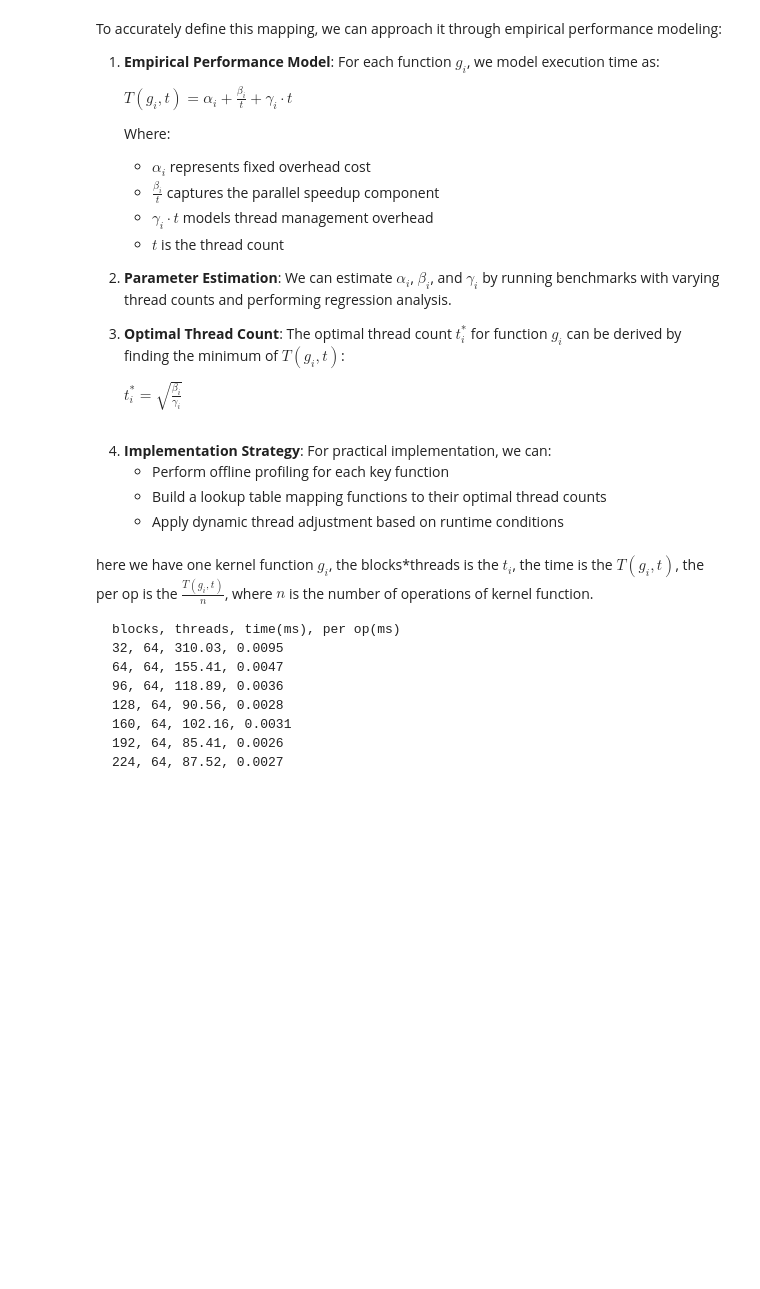
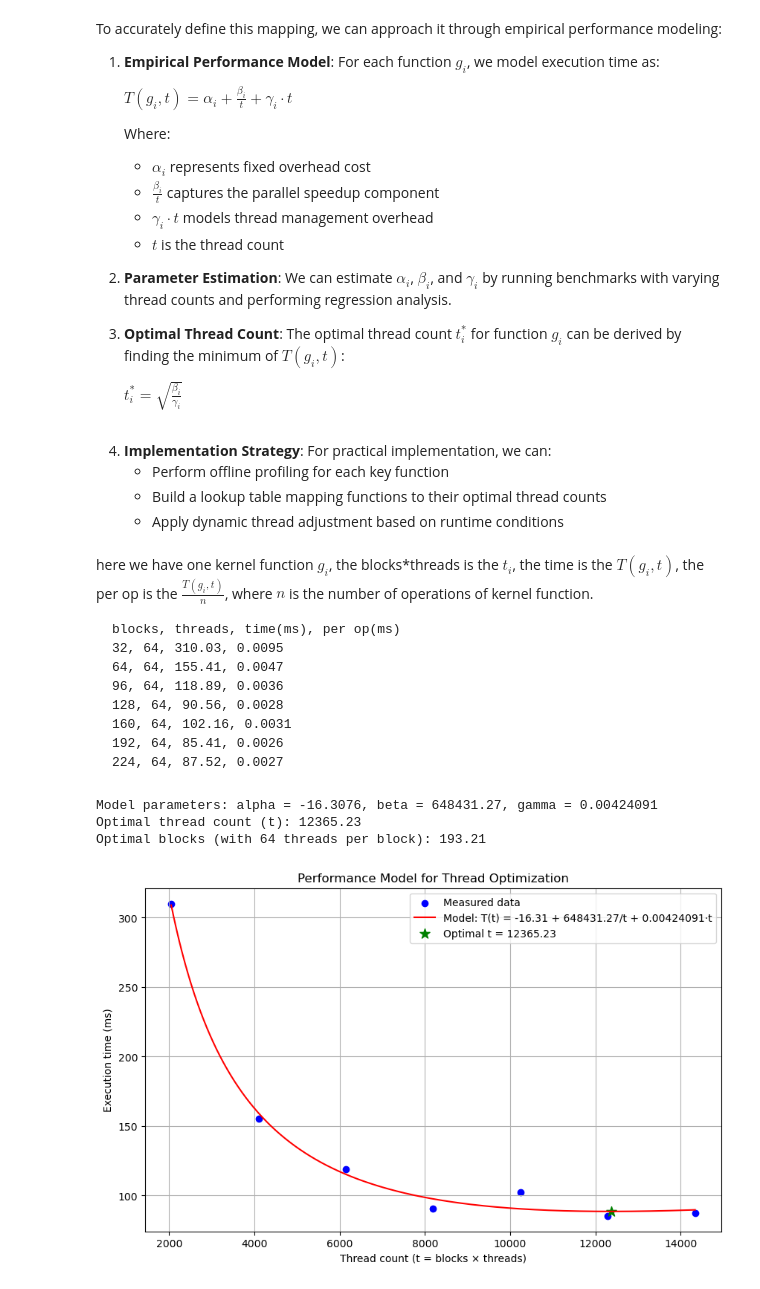
Before and after one commit to jiahaoxiang2000/sphincs-plus, a Jupyter notebook: utils/adaptive-thread.ipynb, the cells around one changed output. Saved outputs shown, nothing was run; the diff lists cells and outputs as text; code cells hidden in the pictures; blank space fills up the shorter version.

````diff
--- a/utils/adaptive-thread.ipynb
+++ b/utils/adaptive-thread.ipynb
@@ -42,3 +42,77 @@ blocks, threads, time(ms), per op(ms)
 192, 64, 85.41, 0.0026
 224, 64, 87.52, 0.0027
 ```
+# %%
+# Import necessary libraries
+import numpy as np
+from scipy.optimize import curve_fit
+import matplotlib.pyplot as plt
+
+# Data from the table
+blocks = np.array([32, 64, 96, 128, 160, 192, 224])
+threads = 64  # Constant threads per block
+times = np.array([310.03, 155.41, 118.89, 90.56, 102.16, 85.41, 87.52])
+
+# Calculate t values (blocks * threads)
+t_values = blocks * threads
+
+
+# Define our performance model: T(t) = alpha + beta/t + gamma*t
+def performance_model(t, alpha, beta, gamma):
+    return alpha + beta / t + gamma * t
+
+
+# Fit the model parameters
+params, covariance = curve_fit(performance_model, t_values, times)
+alpha, beta, gamma = params
+
+print(f"Model parameters: alpha = {alpha:.4f}, beta = {beta:.2f}, gamma = {gamma:.8f}")
+
+# Calculate the theoretical optimal thread count
+t_optimal = np.sqrt(beta / gamma)
+optimal_blocks = t_optimal / threads
+
+print(f"Optimal thread count (t): {t_optimal:.2f}")
+print(f"Optimal blocks (with {threads} threads per block): {optimal_blocks:.2f}")
+
+# Generate a smooth curve for plotting
+t_range = np.linspace(min(t_values), max(t_values), 1000)
+predicted_times = performance_model(t_range, alpha, beta, gamma)
+
+# Plot the data and the model
+plt.figure(figsize=(10, 6))
+plt.scatter(t_values, times, color="blue", label="Measured data")
+plt.plot(
+    t_range,
+    predicted_times,
+    "r-",
+    label=f"Model: T(t) = {alpha:.2f} + {beta:.2f}/t + {gamma:.8f}·t",
+)
+
+# Mark the optimal point
+optimal_time = performance_model(t_optimal, alpha, beta, gamma)
+plt.scatter(
+    [t_optimal],
+    [optimal_time],
+    color="green",
+    s=100,
+    marker="*",
+    label=f"Optimal t = {t_optimal:.2f}",
+)
+
+plt.xlabel("Thread count (t = blocks × threads)")
+plt.ylabel("Execution time (ms)")
+plt.title("Performance Model for Thread Optimization")
+plt.legend()
+plt.grid(True)
+plt.show()
+
+# Calculate predicted times for our actual data points
+for i, t in enumerate(t_values):
+    predicted = performance_model(t, alpha, beta, gamma)
+    print(f"t = {t}: Actual = {times[i]:.2f}ms, Predicted = {predicted:.2f}ms")
+# %% [output]
+Model parameters: alpha = -16.3076, beta = 648431.27, gamma = 0.00424091
+Optimal thread count (t): 12365.23
+Optimal blocks (with 64 threads per block): 193.21
+[figure, added]
````
Also changed, not shown: parts of 2 cells of this notebook.
